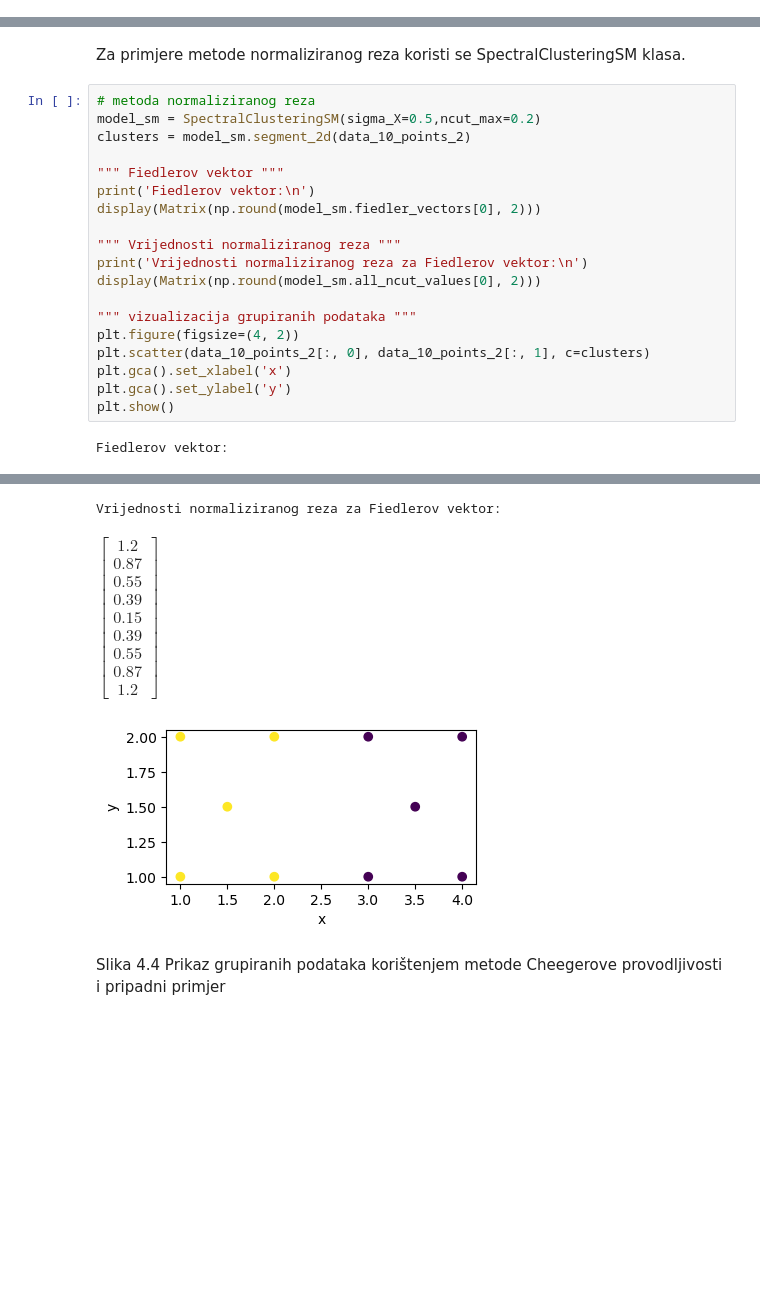
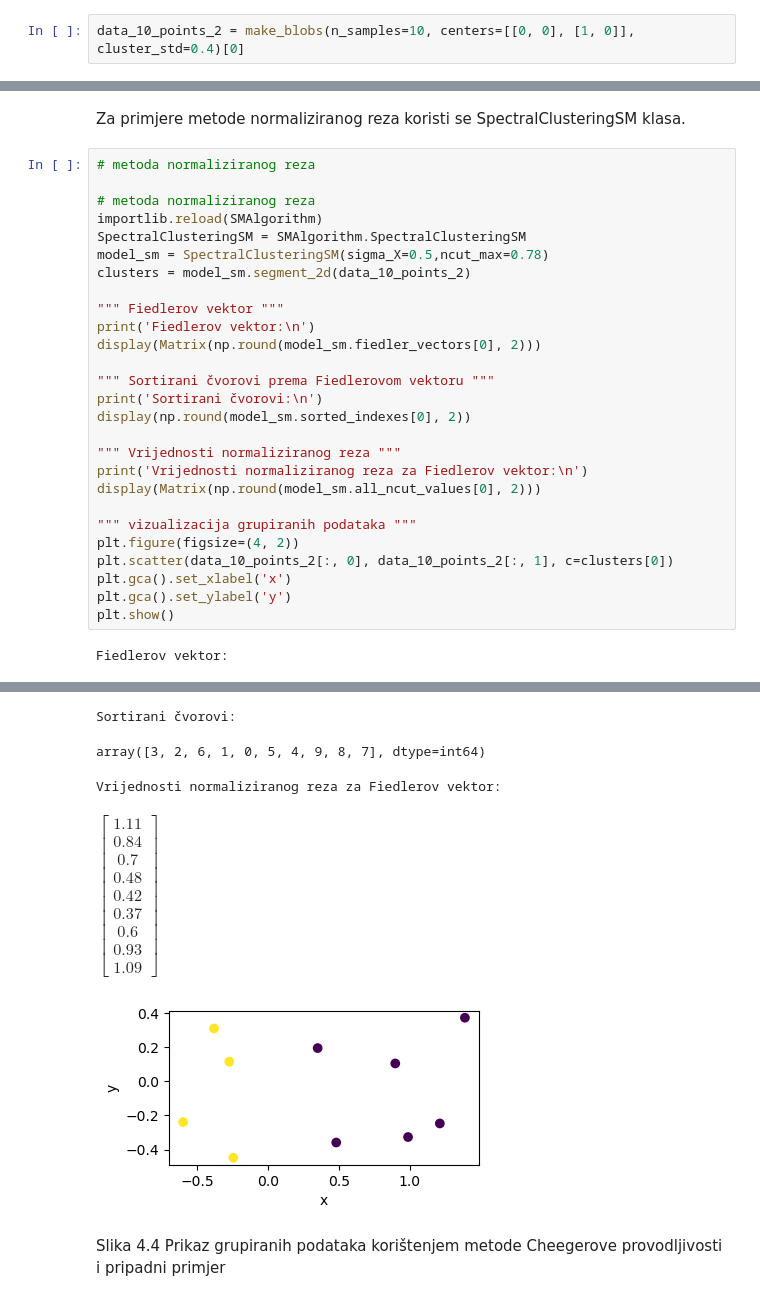
Before and after one commit to antoniamstr1/diplomski_rad, a Jupyter notebook: Spektralno_grupiranje.ipynb, the cells around one changed output, grey strips where cells are left out. Drawn from its saved outputs; the diff is of its cells as text; blank space fills up the shorter version.

```diff
--- a/Spektralno_grupiranje.ipynb
+++ b/Spektralno_grupiranje.ipynb
@@ -507,2 +506,4 @@ $\displaystyle \left[\begin{matrix}-0.37\\-0.24\\-0.37\\-0.24\\-0.32\\0.24\\0.37
 # %% [markdown]
 Slika 4.3 Prikaz grupiranih podataka korištenjem metode normaliziranog reza i pripadni primjer
+# %%
+data_10_points_2 = make_blobs(n_samples=10, centers=[[0, 0], [1, 0]], cluster_std=0.4)[0]
@@ -510,12 +524,20 @@ Slika 4.3 Prikaz grupiranih podataka korištenjem metode normaliziranog reza i p
 Za primjere metode normaliziranog reza koristi se SpectralClusteringSM klasa.
 # %%
 # metoda normaliziranog reza
-model_sm = SpectralClusteringSM(sigma_X=0.5,ncut_max=0.2)
+
+# metoda normaliziranog reza
+importlib.reload(SMAlgorithm)
+SpectralClusteringSM = SMAlgorithm.SpectralClusteringSM
+model_sm = SpectralClusteringSM(sigma_X=0.5,ncut_max=0.78)
 clusters = model_sm.segment_2d(data_10_points_2)
 
 """ Fiedlerov vektor """
 print('Fiedlerov vektor:\n')
 display(Matrix(np.round(model_sm.fiedler_vectors[0], 2)))
+
+""" Sortirani čvorovi prema Fiedlerovom vektoru """
+print('Sortirani čvorovi:\n')
+display(np.round(model_sm.sorted_indexes[0], 2))
 
 """ Vrijednosti normaliziranog reza """
 print('Vrijednosti normaliziranog reza za Fiedlerov vektor:\n')
@@ -523,7 +545,7 @@ display(Matrix(np.round(model_sm.all_ncut_values[0], 2)))
 
 """ vizualizacija grupiranih podataka """
 plt.figure(figsize=(4, 2))
-plt.scatter(data_10_points_2[:, 0], data_10_points_2[:, 1], c=clusters)
+plt.scatter(data_10_points_2[:, 0], data_10_points_2[:, 1], c=clusters[0])
 plt.gca().set_xlabel('x')
 plt.gca().set_ylabel('y')
 plt.show()
@@ -533,6 +555,8 @@ $\displaystyle \left[\begin{matrix}0.31\\0.23\\0.31\\0.23\\0.44\\-0.23\\-0.31\\-
-Vrijednosti normaliziranog reza za Fiedlerov vektor:
+Sortirani čvorovi:
+array([3, 2, 6, 1, 0, 5, 4, 9, 8, 7], dtype=int64)
+Vrijednosti normaliziranog reza za Fiedlerov vektor:
-$\displaystyle \left[\begin{matrix}1.2\\0.87\\0.55\\0.39\\0.15\\0.39\\0.55\\0.87\\1.2\end{matrix}\right]$
+$\displaystyle \left[\begin{matrix}1.11\\0.84\\0.7\\0.48\\0.42\\0.37\\0.6\\0.93\\1.09\end{matrix}\right]$
-[figure, old version]
+[figure, new version]
 # %% [markdown]
 Slika 4.4 Prikaz grupiranih podataka korištenjem metode Cheegerove provodljivosti i pripadni primjer
 # %%
```
Also changed, not shown: parts of 26 cells of this notebook, 2 other files.
